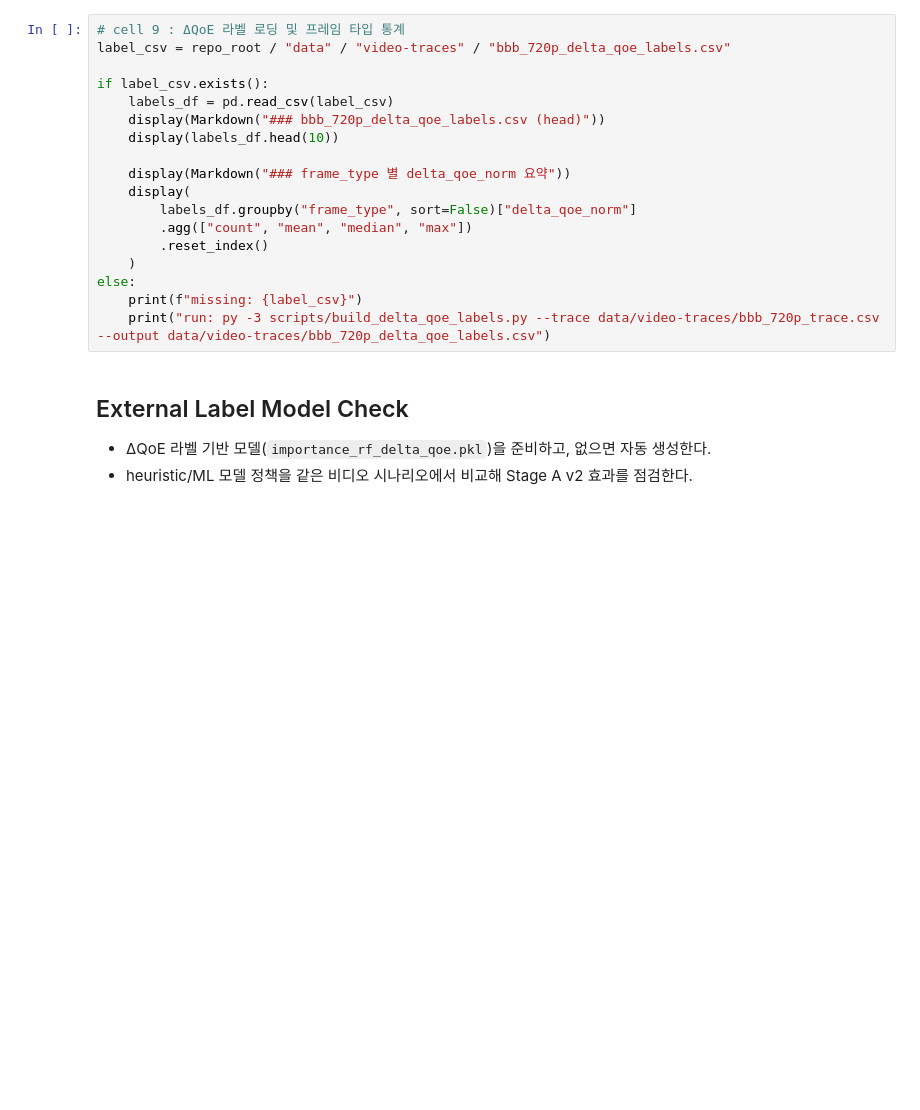
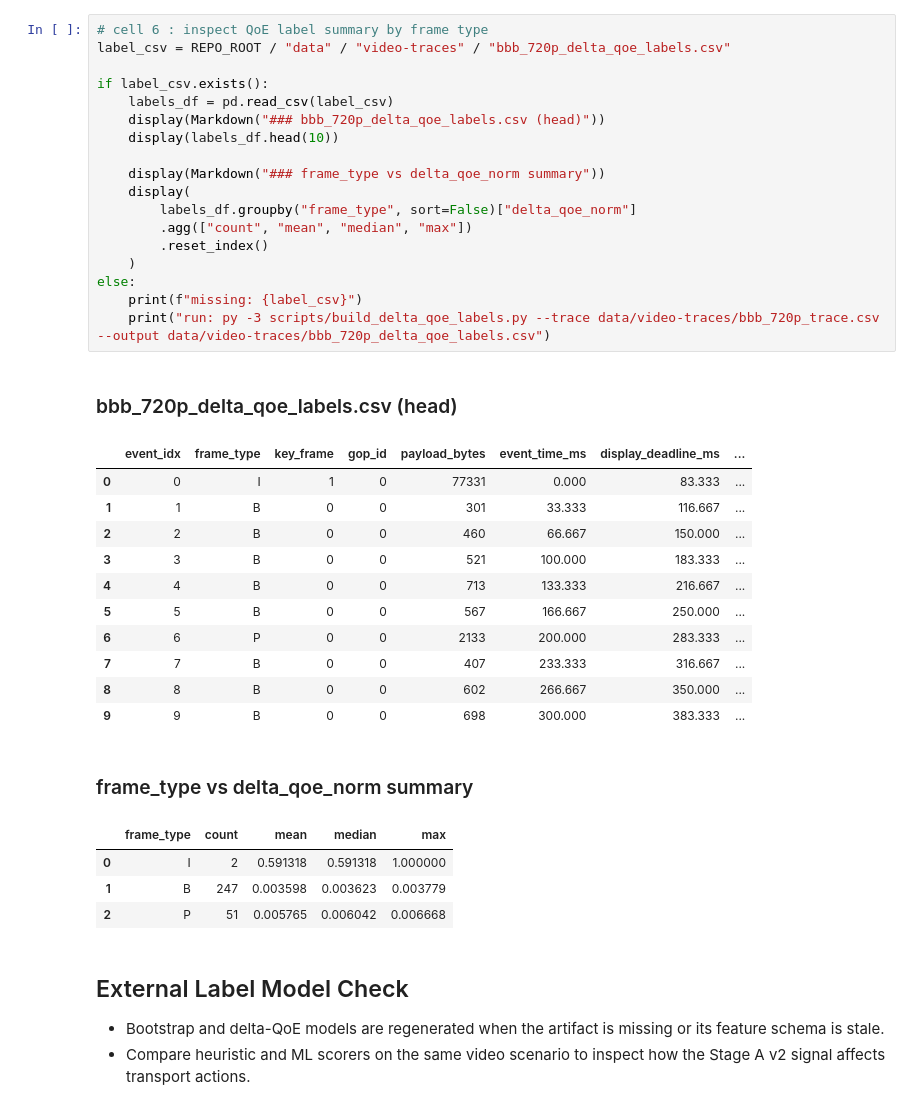
Before and after one commit to knougitrepos/network, a Jupyter notebook: output/jupyter-notebook/tcp-content-aware-batching.ipynb, the cells around one changed output. Cells and saved outputs as stored; diff of their text form; blank space fills up the shorter version.

```diff
--- a/output/jupyter-notebook/tcp-content-aware-batching.ipynb
+++ b/output/jupyter-notebook/tcp-content-aware-batching.ipynb
@@ -484,24 +537,42 @@ for image_path in [action_png, qoe_png]:
 # %%
-# cell 9 : ΔQoE 라벨 로딩 및 프레임 타입 통계
-label_csv = repo_root / "data" / "video-traces" / "bbb_720p_delta_qoe_labels.csv"
+# cell 6 : inspect QoE label summary by frame type
+label_csv = REPO_ROOT / "data" / "video-traces" / "bbb_720p_delta_qoe_labels.csv"
 
 if label_csv.exists():
     labels_df = pd.read_csv(label_csv)
     display(Markdown("### bbb_720p_delta_qoe_labels.csv (head)"))
     display(labels_df.head(10))
 
-    display(Markdown("### frame_type 별 delta_qoe_norm 요약"))
+    display(Markdown("### frame_type vs delta_qoe_norm summary"))
     display(
         labels_df.groupby("frame_type", sort=False)["delta_qoe_norm"]
         .agg(["count", "mean", "median", "max"])
         .reset_index()
     )
 else:
     print(f"missing: {label_csv}")
     print("run: py -3 scripts/build_delta_qoe_labels.py --trace data/video-traces/bbb_720p_trace.csv --output data/video-traces/bbb_720p_delta_qoe_labels.csv")
+# %% [output]
+### bbb_720p_delta_qoe_labels.csv (head)
+|  | event_idx | frame_type | key_frame | gop_id | payload_bytes | event_time_ms | display_deadline_ms | ... |
+| 0 | 0 | I | 1 | 0 | 77331 | 0.000 | 83.333 | ... |
+| 1 | 1 | B | 0 | 0 | 301 | 33.333 | 116.667 | ... |
+| 2 | 2 | B | 0 | 0 | 460 | 66.667 | 150.000 | ... |
+| 3 | 3 | B | 0 | 0 | 521 | 100.000 | 183.333 | ... |
+| 4 | 4 | B | 0 | 0 | 713 | 133.333 | 216.667 | ... |
+| 5 | 5 | B | 0 | 0 | 567 | 166.667 | 250.000 | ... |
+| 6 | 6 | P | 0 | 0 | 2133 | 200.000 | 283.333 | ... |
+| 7 | 7 | B | 0 | 0 | 407 | 233.333 | 316.667 | ... |
+| 8 | 8 | B | 0 | 0 | 602 | 266.667 | 350.000 | ... |
+| 9 | 9 | B | 0 | 0 | 698 | 300.000 | 383.333 | ... |
+### frame_type vs delta_qoe_norm summary
+|  | frame_type | count | mean | median | max |
+| 0 | I | 2 | 0.591318 | 0.591318 | 1.000000 |
+| 1 | B | 247 | 0.003598 | 0.003623 | 0.003779 |
+| 2 | P | 51 | 0.005765 | 0.006042 | 0.006668 |
 # %% [markdown]
 ## External Label Model Check
 
-- ΔQoE 라벨 기반 모델(`importance_rf_delta_qoe.pkl`)을 준비하고, 없으면 자동 생성한다.
-- heuristic/ML 모델 정책을 같은 비디오 시나리오에서 비교해 Stage A v2 효과를 점검한다.
+- Bootstrap and delta-QoE models are regenerated when the artifact is missing or its feature schema is stale.
+- Compare heuristic and ML scorers on the same video scenario to inspect how the Stage A v2 signal affects transport actions.
 # %%
```
Also changed, not shown: parts of 12 cells of this notebook, 10 other files.
